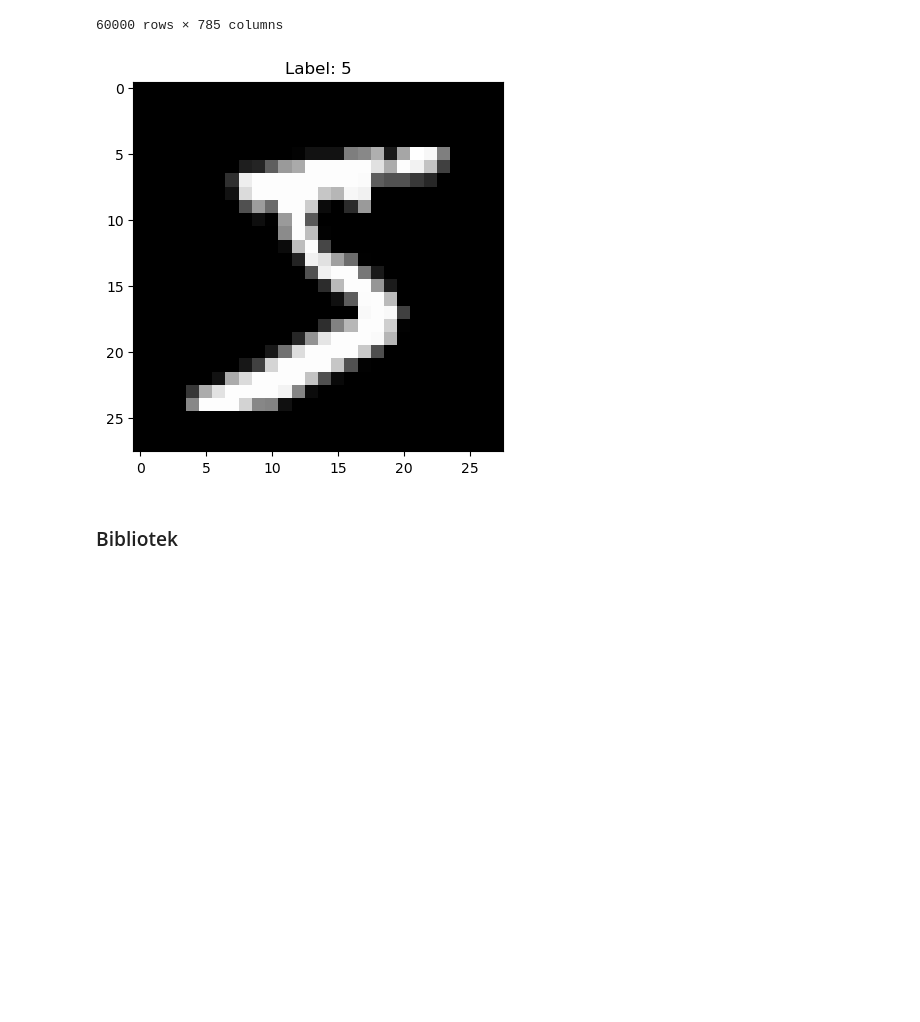
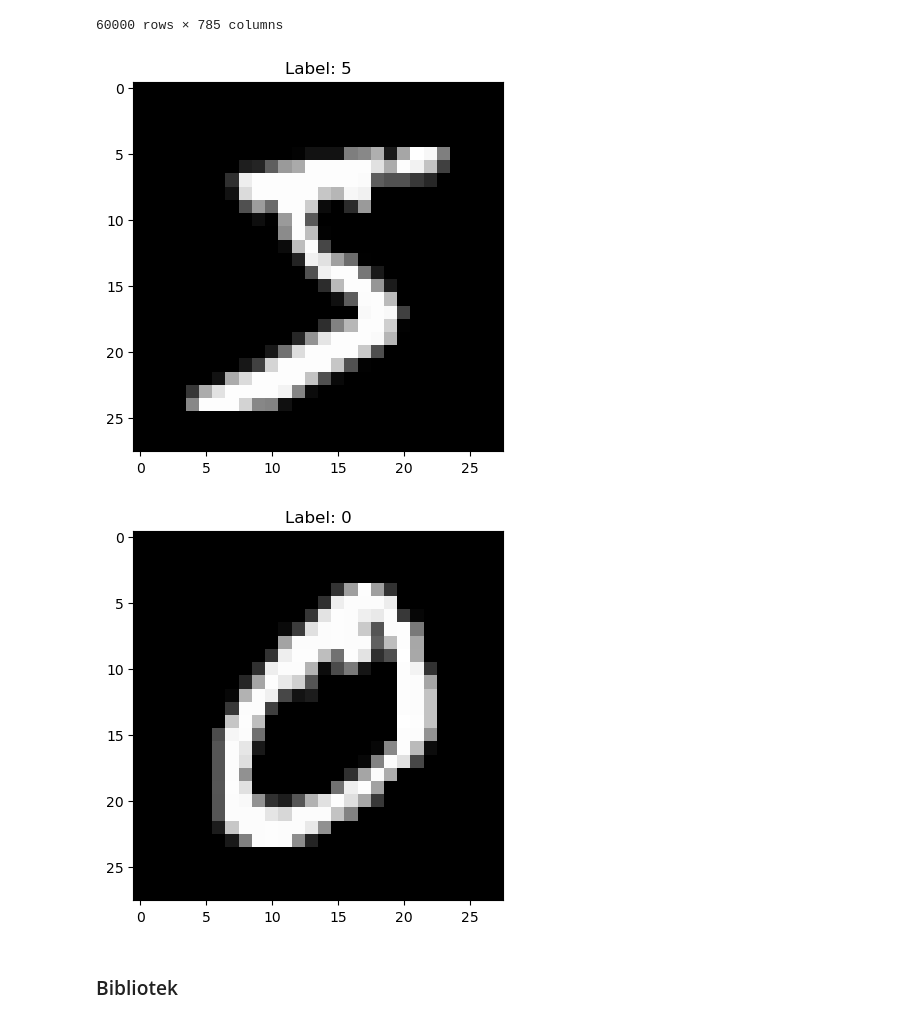
Before and after one commit to Jfrykmer/AI-Security, a Jupyter notebook: poison_creation.ipynb, the cells around one changed output. Drawn from its saved outputs; the diff is of its cells as text; code cells hidden in the pictures; blank space fills up the shorter version.

```diff
--- a/poison_creation.ipynb
+++ b/poison_creation.ipynb
@@ -31,14 +24,23 @@ train_data
 60000 rows × 785 columns
 # %%
 row_to_display = train_data.iloc[0, 1:]
+row_to_display2 = train_data.iloc[1, 1:]
 
 image_matrix = np.array(row_to_display).reshape(28, 28)
 
 plt.imshow(image_matrix, cmap='gray')
 plt.title(f"Label: {train_data.iloc[0, 0]}")
 plt.show()
+
+image_matrix2 = np.array(row_to_display2).reshape(28, 28)
+
+plt.imshow(image_matrix2, cmap='gray')
+plt.title(f"Label: {train_data.iloc[1, 0]}")
+
+plt.show()
 # %% [output]
 [figure]
+[figure, added]
 # %% [markdown]
 ### Bibliotek
 # %%
```
Also changed, not shown: parts of 40 cells of this notebook, 1 other file.
